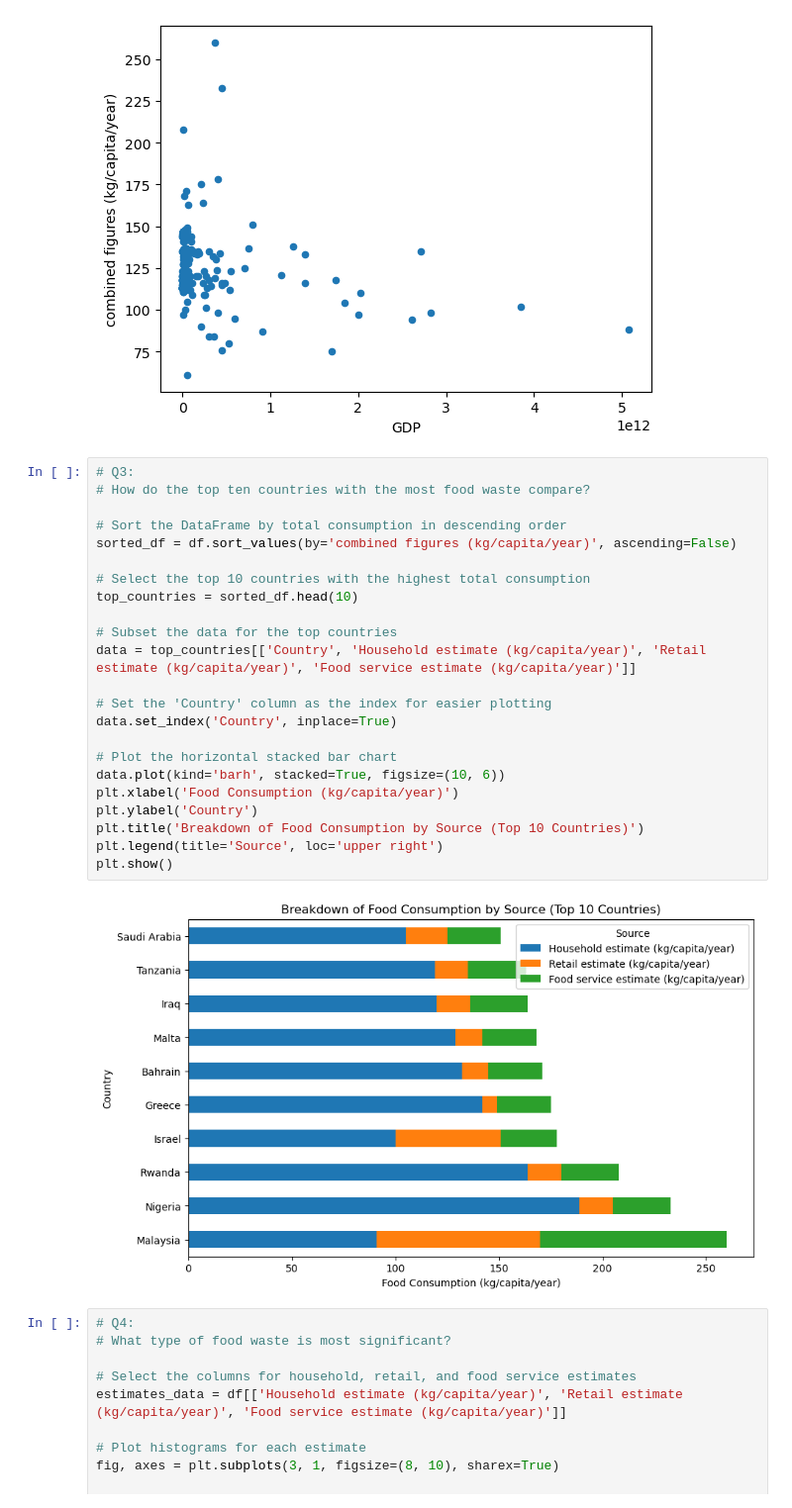
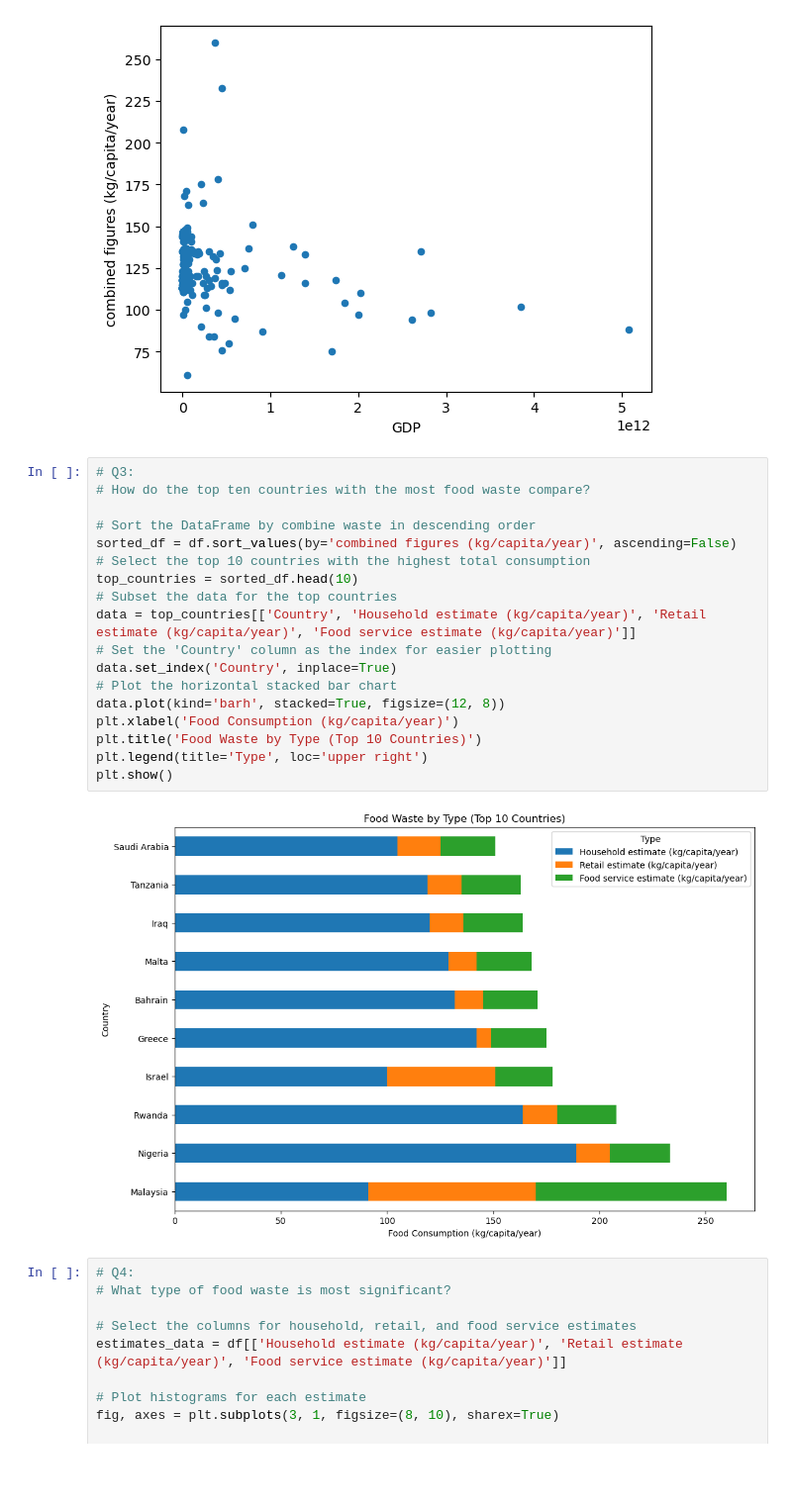
Before and after one commit to zalarez/Food_Waste_Final, a Jupyter notebook: notebook.ipynb, the cells around one changed output. Shown: that part at 99% size. Drawn from its saved outputs; the diff is of its cells as text; blank space fills up the shorter version.

```diff
--- a/notebook.ipynb
+++ b/notebook.ipynb
@@ -105,28 +105,23 @@ df_test4.plot.scatter(x = "GDP",
 # %%
 # Q3:
 # How do the top ten countries with the most food waste compare?
 
-# Sort the DataFrame by total consumption in descending order
+# Sort the DataFrame by combine waste in descending order
 sorted_df = df.sort_values(by='combined figures (kg/capita/year)', ascending=False)
-
 # Select the top 10 countries with the highest total consumption
 top_countries = sorted_df.head(10)
-
 # Subset the data for the top countries
 data = top_countries[['Country', 'Household estimate (kg/capita/year)', 'Retail estimate (kg/capita/year)', 'Food service estimate (kg/capita/year)']]
-
 # Set the 'Country' column as the index for easier plotting
 data.set_index('Country', inplace=True)
-
 # Plot the horizontal stacked bar chart
-data.plot(kind='barh', stacked=True, figsize=(10, 6))
+data.plot(kind='barh', stacked=True, figsize=(12, 8))
 plt.xlabel('Food Consumption (kg/capita/year)')
-plt.ylabel('Country')
-plt.title('Breakdown of Food Consumption by Source (Top 10 Countries)')
-plt.legend(title='Source', loc='upper right')
+plt.title('Food Waste by Type (Top 10 Countries)')
+plt.legend(title='Type', loc='upper right')
 plt.show()
 # %% [output]
-[figure, old version]
+[figure, new version]
 # %%
 # Q4:
 # What type of food waste is most significant?
```
